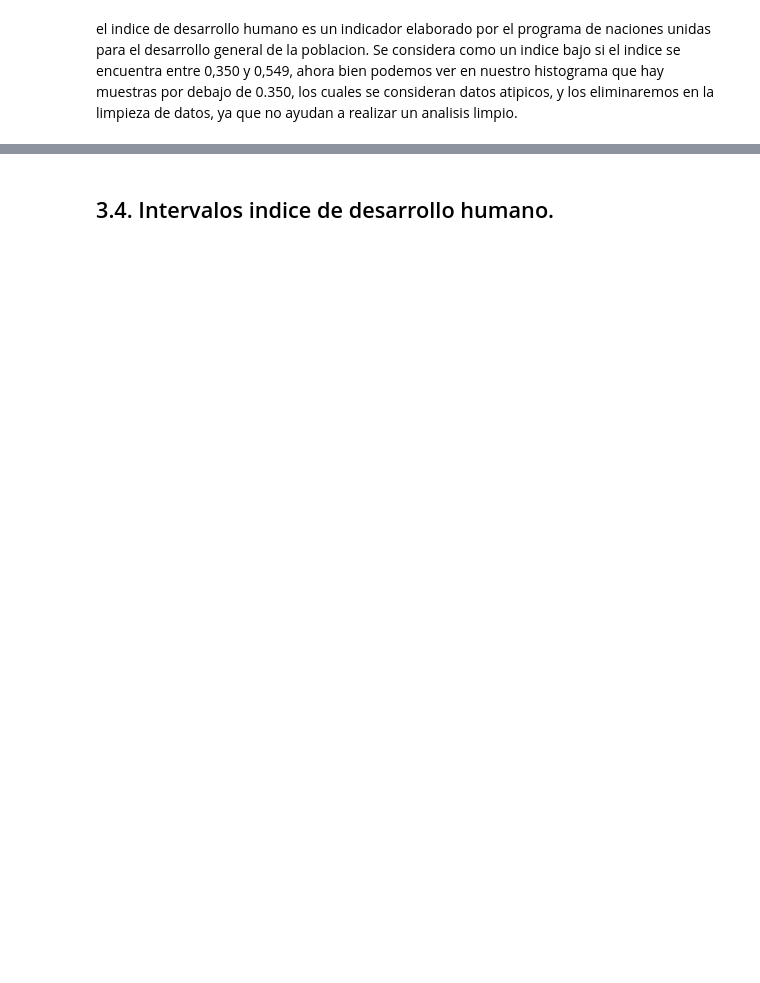
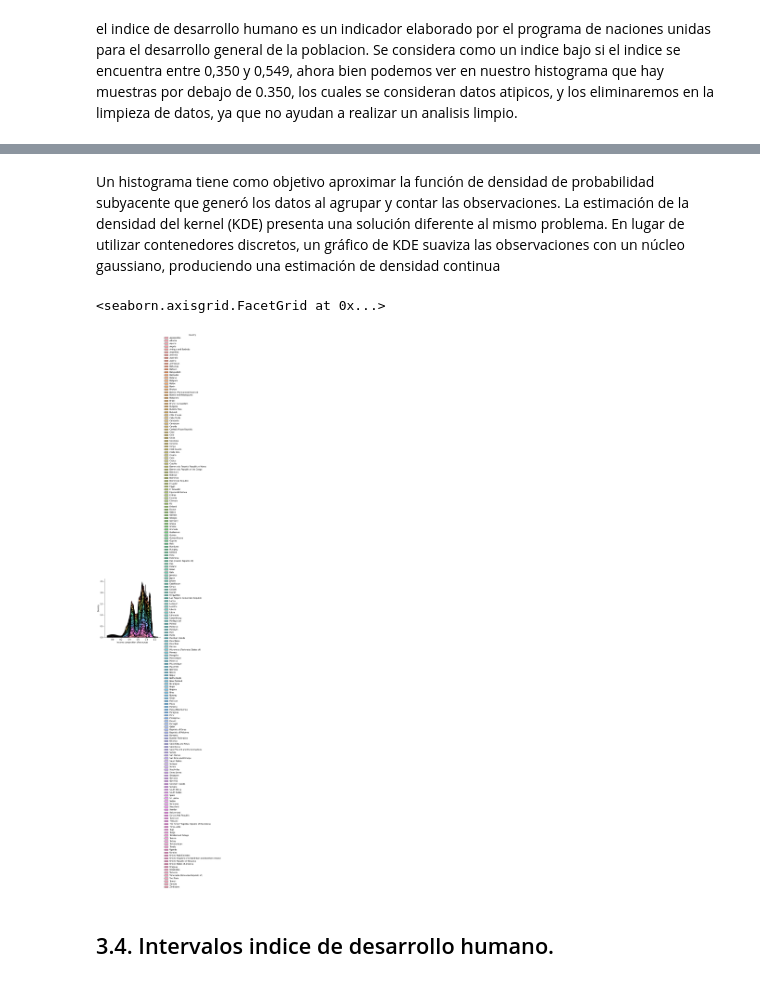
Before and after one commit to julianmoreno1123/Analitica-de-datos, a Jupyter notebook: Proyecto.ipynb, the cells around one changed output, grey strips where cells are left out. Drawn from its saved outputs; the diff is of its cells as text; code cells hidden in the pictures; blank space fills up the shorter version.

```diff
--- a/Proyecto.ipynb
+++ b/Proyecto.ipynb
@@ -375,3 +384,10 @@ el indice de desarrollo humano es un indicador  elaborado por el programa de nac
+# %% [markdown]
+Un histograma tiene como objetivo aproximar la función de densidad de probabilidad subyacente que generó los datos al agrupar y contar las observaciones. La estimación de la densidad del kernel (KDE) presenta una solución diferente al mismo problema. En lugar de utilizar contenedores discretos, un gráfico de KDE suaviza las observaciones con un núcleo gaussiano, produciendo una estimación de densidad continua
+# %%
+sns.displot(df, x="Income composition of resources", hue="Country", kind="kde", multiple="stack")
+# %% [output]
+<seaborn.axisgrid.FacetGrid at 0x...>
+[figure, added]
 # %% [markdown]
 ## 3.4. Intervalos indice de desarrollo humano.
 # %%
```
Also changed, not shown: parts of 21 cells of this notebook.
